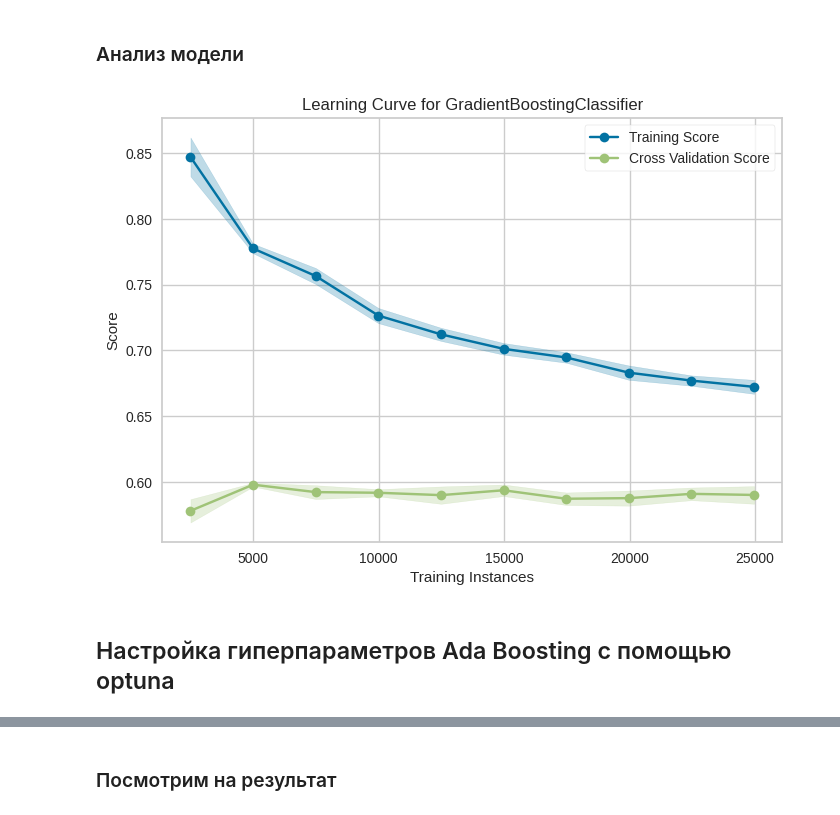
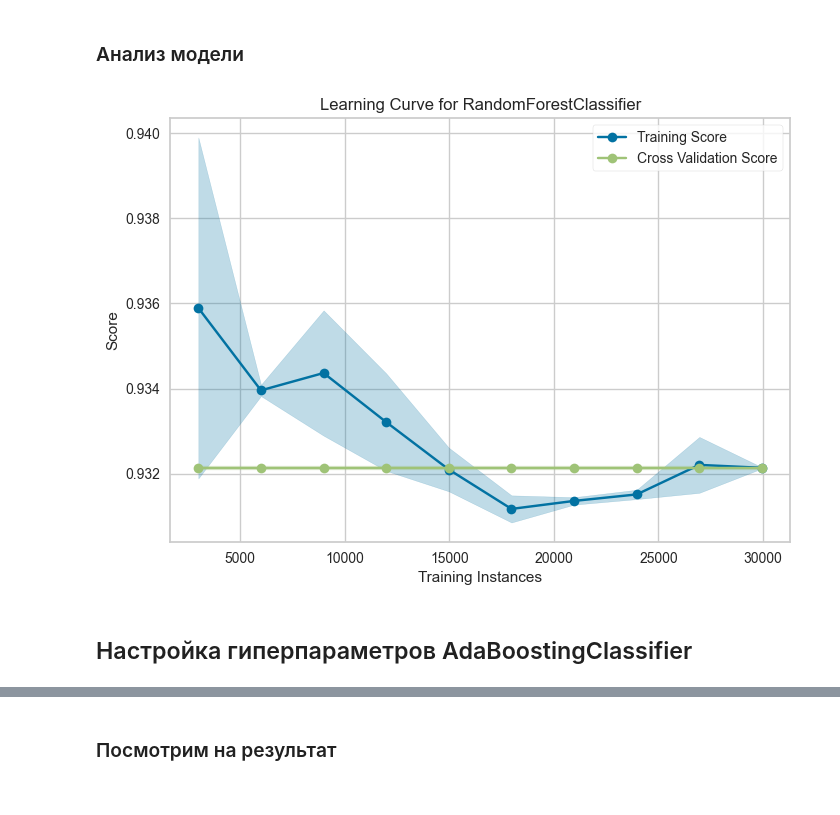
Before and after one commit to l00fi/bayes_optimization, a Jupyter notebook: main.ipynb, the cells around one changed output, grey strips where cells are left out. Drawn from its saved outputs; the diff is of its cells as text; code cells hidden in the pictures.

```diff
--- a/main.ipynb
+++ b/main.ipynb
@@ -431,0 +719,6 @@ print(f" ROC_AUC: {roc_auc_score(y_test, model_LogReg.predict(X_test))}\n Cross
+# %%
+# все параметры возвращаются в формате float, но некоторые их них необходимо подавать в формате int
+for key, value in params.items():
+    if int(value) - value == 0:
+        params[key] = int(value)
+params
@@ -445,19 +780,15 @@ visualizer = LearningCurve(
 # %%
 from bayes_opt_class import BayesOptimization
 
-params = {"max_depth": (int, [2, 100]),
+params = {"ccp_alpha": (float, [0, 1]),
+          "n_estimators": (int, [2, 100]),
+        #   "verbose": (int, [1, 10]),
           "min_samples_leaf": (int, [2, 100]),
           "min_samples_split": (int, [2, 100]),
-          "n_estimators": (int, [2, 100]),
-          "ccp_alpha": (float, [1e-10, 1]),
-          "learning_rate": (float, [1e-10, 1]),
-          "max_features": (int, [1, 6]),
-          "max_leaf_nodes": (int, [2, 100]),
-          "min_impurity_decrease": (int, [1e-10, 1]),
-          "tol": (int, [1e-10, 1])
-}
+          "min_impurity_decrease": (float, [0, 1]),
+          "min_weight_fraction_leaf": (float, [0, 0.5])}
 
-score, params = BayesOptimization(model_GB["gradientboostingclassifier"], params, n_iters=10, scoring="roc_auc").fit(X, y)
+score, params = BayesOptimization(RandomForestClassifier(), params, n_iters=10, scoring="roc_auc").fit(X, y)
 print(f"best score: {score}")
 print(f"best params: {params}")
 # %% [output]
@@ -466,15 +797,2 @@ best params: {'max_depth': np.float64(41.0), 'min_samples_leaf': np.float64(22.0
 # %% [markdown]
 ### Посмотрим на результат
-# %%
-from sklearn.ensemble import GradientBoostingClassifier
-
-params = {'max_depth': np.int64(8.0),
-          'min_samples_leaf': np.int64(16.0),
-          'min_samples_split': np.int64(34.0),
-          'n_estimators': np.int64(63.0),
-          'max_features': np.int64(3.0),
-          'max_leaf_nodes': np.int64(31.0)}
-
-pipline = make_pipeline(GradientBoostingClassifier(**params))
-model_GB = pipline.fit(X_train, y_train)
-print(f" ROC_AUC: {roc_auc_score(y_test, model_GB.predict(X_test))}\n Cross validation score: {np.mean(cross_val_score(model_GB, X, y, scoring="roc_auc"))}")
@@ -483,0 +799,6 @@ print(f" ROC_AUC: {roc_auc_score(y_test, model_GB.predict(X_test))}\n Cross vali
+# %%
+# все параметры возвращаются в формате float, но некоторые их них необходимо подавать в формате int
+for key, value in params.items():
+    if int(value) - value == 0:
+        params[key] = int(value)
+params
@@ -484,11 +834,11 @@ print(f" ROC_AUC: {roc_auc_score(y_test, model_GB.predict(X_test))}\n Cross vali
 # %% [markdown]
 ### Анализ модели
 # %%
-metric = make_scorer(roc_auc_score, response_method="predict")
+metric = make_scorer(accuracy_score, response_method="predict")
 visualizer = LearningCurve(
-    model_GB, scoring=metric, cv=StratifiedKFold(n_splits=3), train_sizes=np.linspace(0.1, 1.0, 10)
+    RandomForestClassifier(**params), scoring=metric, cv=StratifiedKFold(), train_sizes=np.linspace(0.1, 1.0, 10)
 ).fit(X_test, y_test).show()
 # %% [output]
-[figure, old version]
+[figure, new version]
 # %% [markdown]
-## Настройка гиперпараметров Ada Boosting с помощью optuna
+## Настройка гиперпараметров AdaBoostingClassifier
```
Also changed, not shown: parts of 79 cells of this notebook, 1 other file.
